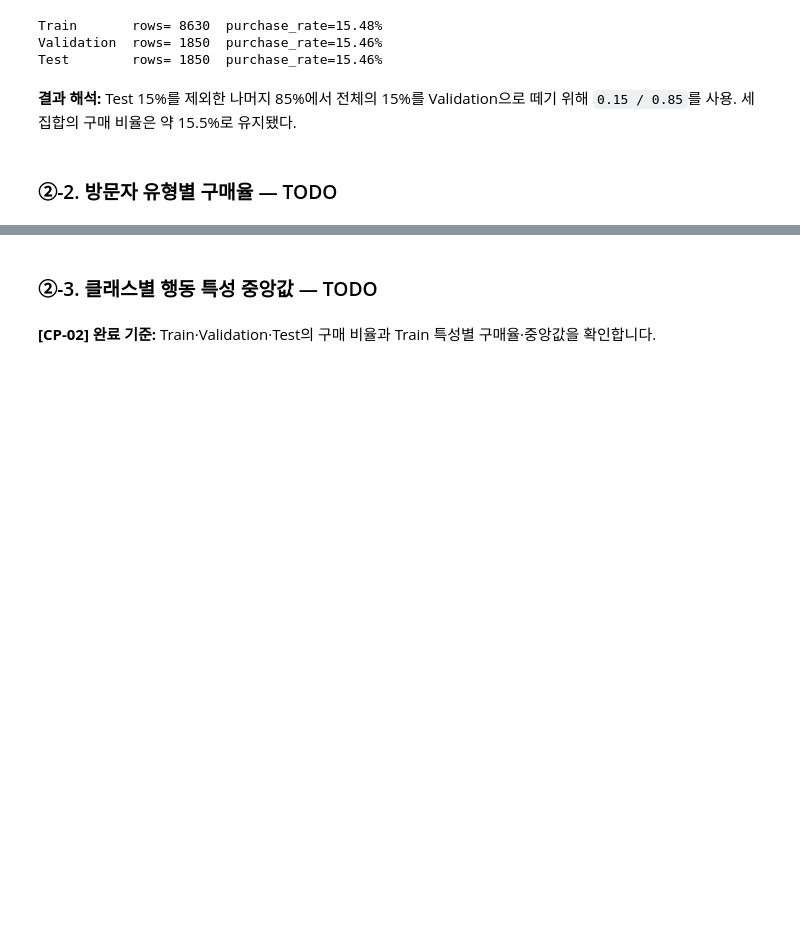
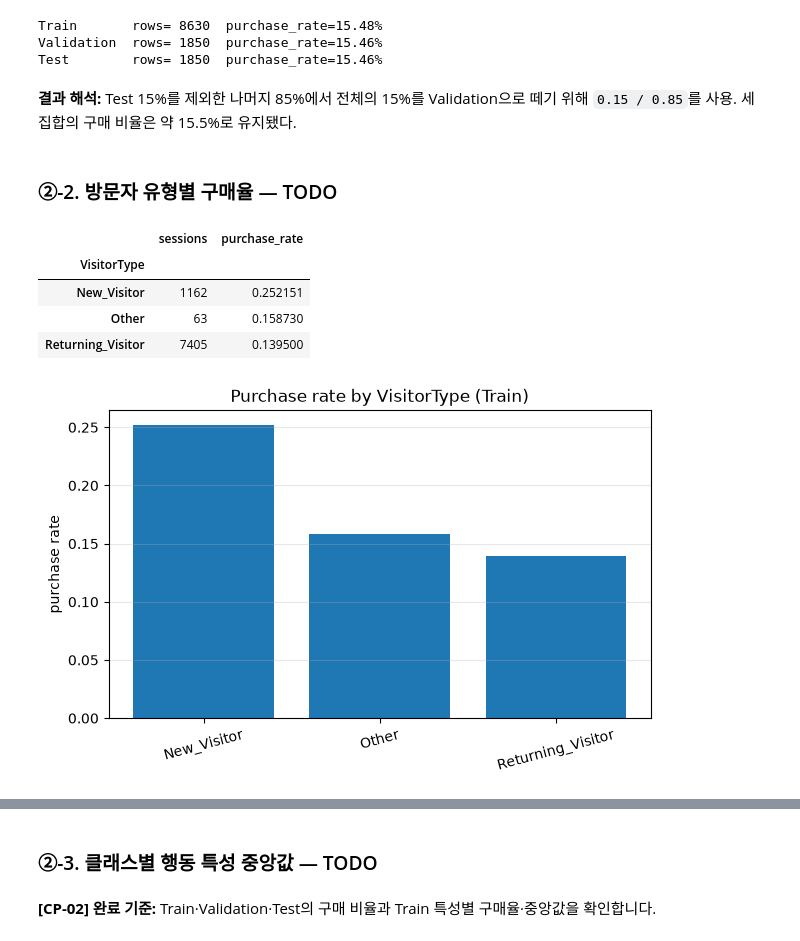
Before and after one commit to jaemin-devlog/ai-mini-projects, a Jupyter notebook: mini-project-01/code/02_classification_online_shopping.ipynb, the cells around one changed output, grey strips where cells are left out. Cells and saved outputs as stored; diff of their text form; code cells hidden in the pictures; blank space fills up the shorter version.

```diff
--- a/mini-project-01/code/02_classification_online_shopping.ipynb
+++ b/mini-project-01/code/02_classification_online_shopping.ipynb
@@ -249,23 +249,29 @@ Test        rows= 1850  purchase_rate=15.46%
 # %%
 # [공통] Train 데이터만 활용한 특성 분석
 train_view = X_train.copy()
 train_view[TARGET] = y_train
 
 # TODO 2-3. VisitorType별 세션 수(sessions)와 구매율(purchase_rate)을 계산합니다.
 # 힌트: groupby(), agg(), sort_values()
 visitor_rate = (
     train_view.groupby("VisitorType")[TARGET]
     .agg(sessions="count", purchase_rate="mean")
     .sort_values("purchase_rate", ascending=False)
 )
 display(visitor_rate)
 
 plt.figure(figsize=(7, 4))
 # TODO 2-4. 방문자 유형별 구매율을 막대그래프로 나타냅니다.
-# 힌트: plt.bar(visitor_rate.index.astype(str), visitor_rate["purchase_rate"])
-...
+plt.bar(visitor_rate.index.astype(str), visitor_rate["purchase_rate"])
 plt.ylabel("purchase rate")
 plt.title("Purchase rate by VisitorType (Train)")
 plt.xticks(rotation=15)
 plt.grid(axis="y", alpha=0.3)
 plt.show()
+# %% [output]
+|  | sessions | purchase_rate |
+| VisitorType |  |  |
+| New_Visitor | 1162 | 0.252151 |
+| Other | 63 | 0.158730 |
+| Returning_Visitor | 7405 | 0.139500 |
+[figure, added]
```
Also changed, not shown: parts of 1 cell of this notebook.
